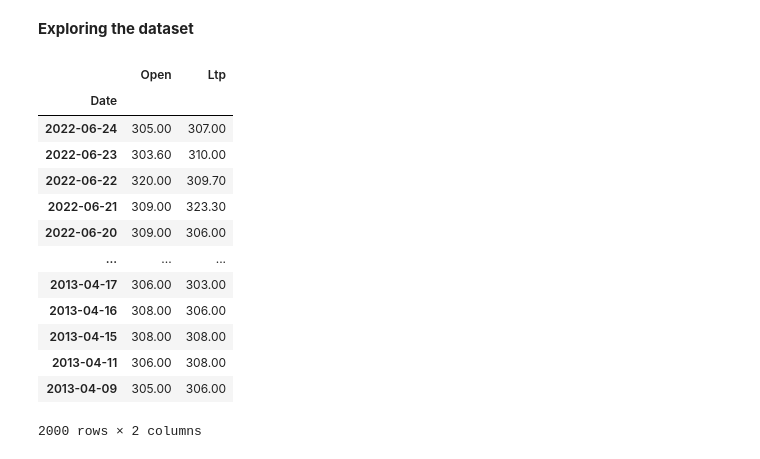
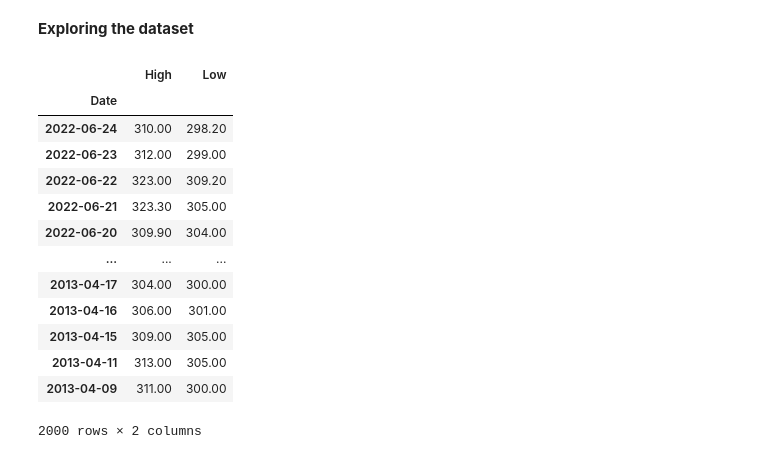
Before and after one commit to kiran-bhandari16/LSTM-Stock-Price-Prediciton, a Jupyter notebook: LSTM_Stock_Price_Prediction.ipynb, the cells around one changed output. Cells and saved outputs as stored; diff of their text form; code cells hidden in the pictures.

```diff
--- a/LSTM_Stock_Price_Prediction.ipynb
+++ b/LSTM_Stock_Price_Prediction.ipynb
@@ -73,22 +40,22 @@ data
 # %% [markdown]
 **Exploring the dataset**
-# %%
-x = data.set_index("Date",drop=True)
-x = x[["Open","Ltp"]]
-x
-# %% [output]
-|  | Open | Ltp |
-| Date |  |  |
-| 2022-06-24 | 305.00 | 307.00 |
-| 2022-06-23 | 303.60 | 310.00 |
-| 2022-06-22 | 320.00 | 309.70 |
-| 2022-06-21 | 309.00 | 323.30 |
-| 2022-06-20 | 309.00 | 306.00 |
-| ... | ... | ... |
-| 2013-04-17 | 306.00 | 303.00 |
-| 2013-04-16 | 308.00 | 306.00 |
-| 2013-04-15 | 308.00 | 308.00 |
-| 2013-04-11 | 306.00 | 308.00 |
-| 2013-04-09 | 305.00 | 306.00 |
-2000 rows × 2 columns
+# %%
+m = df.set_index("Date",drop=True)
+m = m[["High","Low"]]
+m
+# %% [output]
+|  | High | Low |
+| Date |  |  |
+| 2022-06-24 | 310.00 | 298.20 |
+| 2022-06-23 | 312.00 | 299.00 |
+| 2022-06-22 | 323.00 | 309.20 |
+| 2022-06-21 | 323.30 | 305.00 |
+| 2022-06-20 | 309.90 | 304.00 |
+| ... | ... | ... |
+| 2013-04-17 | 304.00 | 300.00 |
+| 2013-04-16 | 306.00 | 301.00 |
+| 2013-04-15 | 309.00 | 305.00 |
+| 2013-04-11 | 313.00 | 305.00 |
+| 2013-04-09 | 311.00 | 300.00 |
+2000 rows × 2 columns
 # %%
```
Also changed, not shown: parts of 21 cells of this notebook.
